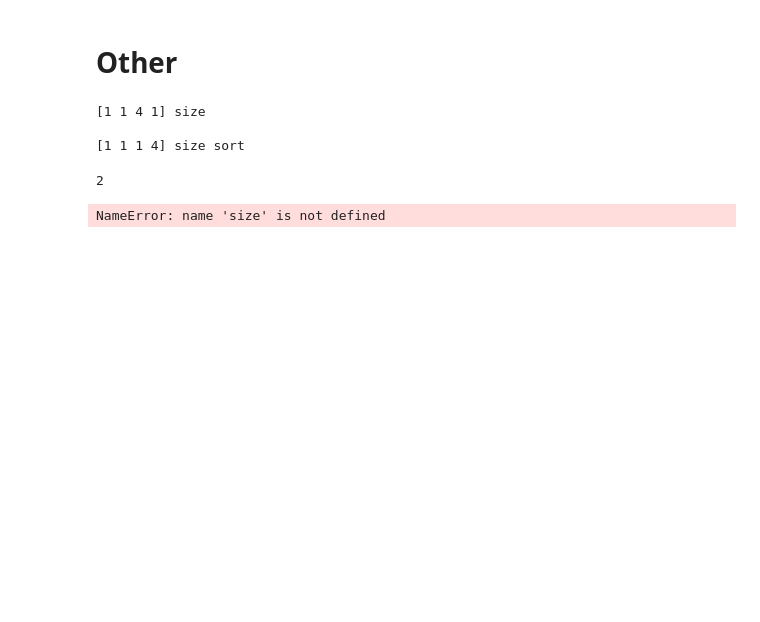
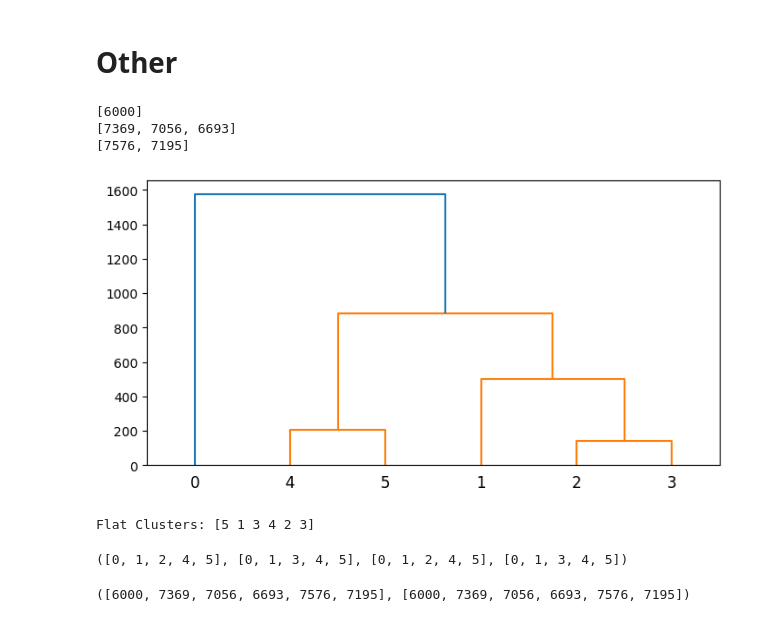
Before and after one commit to Nemenick/primoprogetto, a Jupyter notebook: Codici/_Test.ipynb, the cells around one changed output. Drawn from its saved outputs; the diff is of its cells as text; code cells hidden in the pictures; blank space fills up the shorter version.

```diff
--- a/Codici/_Test.ipynb
+++ b/Codici/_Test.ipynb
@@ -662,8 +641,9 @@ for it0 in Tr_f: # it0 tipical = "/home/silvia/Desktop/Data/DETECT/transfer_1558
 # %%
 import pandas as pd
 import numpy as np
+from _Library_HOS import cluster_agg
 anio = pd.read_csv("/home/silvia/Desktop/ONSET_HOS/ONSET_DETECT_whole.csv")
-
+upic = []
 BEST_key = 'stat: S_4 type_filter: bandpass filter freq: [1, 30] window_width: 300 tresh:_ons_th=0.1' # migliori predizioni
 all_best_keys = ['stat: S_4 type_filter: bandpass filter freq: [1, 30] window_width: 300 tresh:_ons_th=0.1',
                  'stat: S_4 type_filter: bandpass filter freq: [1, 30] window_width: 300 tresh:_ons_th=0.2',
@@ -686,7 +666,7 @@ ev_uniq.sort()
 std = []
 max_min = []
 
-for ev in ev_uniq:
+for ev in ev_uniq[0:22]:
     tmp = anio_concordi[(ev_list==ev)]      # select a single event
     arr_list = np.array([s[16:18] for s in tmp["trace_name"]])  # select a single array
     arr_uniq = list(set(arr_list))
@@ -695,13 +675,19 @@ for ev in ev_uniq:
         tmp_2 = tmp[(arr_list==arr)]
         picks = tmp_2[BEST_key]
         diff = list(picks.values)
+        if len(picks) == 6:
+            upic.append(list(picks.values))
         diff.sort()
         s,e = cluster_agg(diff,dmax=300,th=5)
 
 
-picks.sort_values()
-diff = list(picks.values)
+
+diff = upic[3]
 diff
 s,e = cluster_agg(diff,dmax=300,th=5)
 for i in range(len(s)):
-    print(picks[s[i]:e[i]+1].index)
+    print(diff[s[i]:e[i]+1])
+# %% [output]
+[6000]
+[7369, 7056, 6693]
+[7576, 7195]
@@ -737,13 +694,27 @@ def accept_cluster(startclust:list,endclust:list):
-# %%
-
-
-accept_cluster([0,1,2,6],[0,1,5,6])
-# %% [output]
-[1 1 4 1] size
-
-[1 1 1 4] size sort
-2
-# %%
-size
-# %% [output]
-NameError: name 'size' is not defined
+# %%
+import scipy
+from scipy.cluster.hierarchy import dendrogram
+X = [[i] for i in diff]
+X
+
+Z = scipy.cluster.hierarchy.linkage(X,"complete")
+# %%
+import matplotlib.pyplot as plt
+fig = plt.figure(figsize=(8, 4))
+dn = dendrogram(Z)
+
+plt.show()
+# %% [output]
+[figure, added]
+# %%
+from scipy.cluster.hierarchy import fcluster
+
+threshold = 200
+
+monocrit = Z[:, 2]
+
+flat_clusters = fcluster(Z, t=threshold, criterion='monocrit', monocrit=monocrit)
+
+print("Flat Clusters:", flat_clusters)
+# %% [output]
+Flat Clusters: [5 1 3 4 2 3]
@@ -749,0 +732,8 @@ NameError: name 'size' is not defined
+# %%
+s,e,s2,e2
+# %% [output]
+([0, 1, 2, 4, 5], [0, 1, 3, 4, 5], [0, 1, 2, 4, 5], [0, 1, 3, 4, 5])
+# %%
+diff, upic[3]
+# %% [output]
+([6000, 7369, 7056, 6693, 7576, 7195], [6000, 7369, 7056, 6693, 7576, 7195])
```
Also changed, not shown: parts of 3 cells of this notebook, 3 other files.
